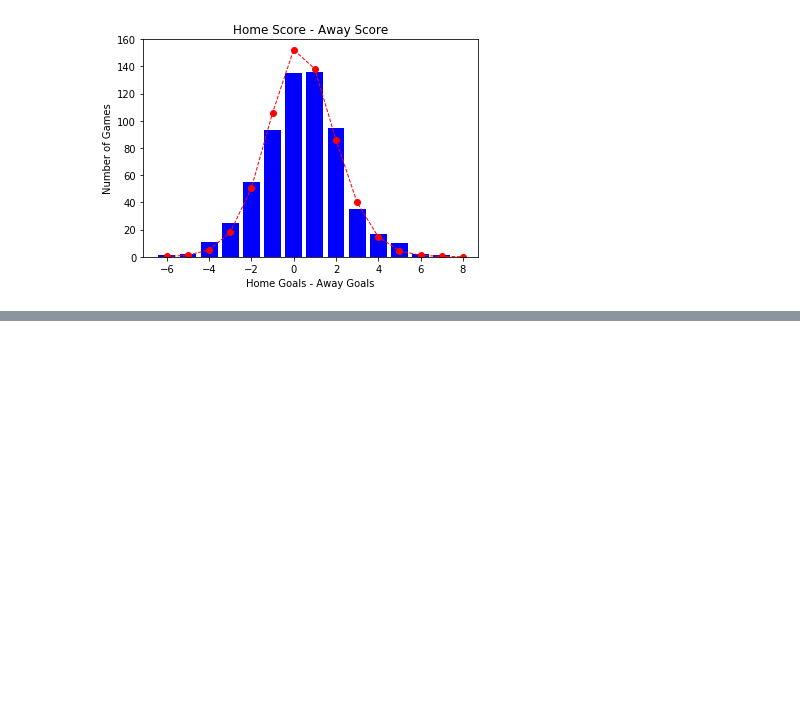
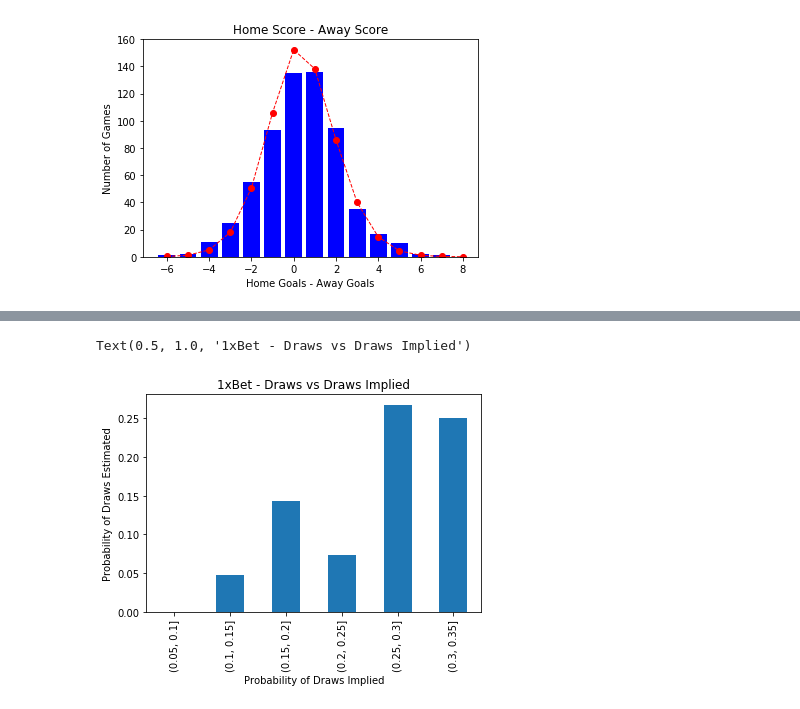
Before and after one commit to BU-IE-582/fall19-omarburk, a Jupyter notebook: IE582_HW1.ipynb, the cells around one changed output, grey strips where cells are left out. Saved outputs shown, nothing was run; the diff lists cells and outputs as text; code cells hidden in the pictures; blank space fills up the shorter version.

```diff
--- a/IE582_HW1.ipynb
+++ b/IE582_HW1.ipynb
@@ -144,0 +163,10 @@ Text(0.5, 1.0, 'Home Score - Away Score')
+# %%
+y["result"] = (y["match_hometeam_score"]-y["match_awayteam_score"]).apply(lambda x: 1 if x > 0 else (0 if x == 0 else -1))
+
+y["pr_1"]=1/y["odd_1"]
+y["pr_x"]=1/y["odd_x"]
+y["pr_2"]=1/y["odd_2"]
+
+y["norm_pr_1"] = y["pr_1"]/(y["pr_1"]+y["pr_x"]+y["pr_2"])
+y["norm_pr_x"] = y["pr_x"]/(y["pr_1"]+y["pr_x"]+y["pr_2"])
+y["norm_pr_2"] = y["pr_2"]/(y["pr_1"]+y["pr_x"]+y["pr_2"])
@@ -144,0 +184,14 @@ Text(0.5, 1.0, 'Home Score - Away Score')
+# %%
+total_matches_pr_x = pd.cut((y["pr_x"]), bins=np.arange(0, 0.4, 0.05), include_lowest=True).value_counts(sort=False)
+# %%
+draw_matches_pr_x = pd.cut((y[y["result"]==0]["pr_x"]), bins=np.arange(0, 0.4, 0.05), include_lowest=True).value_counts(sort=False)
+# %%
+t = (draw_matches_pr_x/total_matches_pr_x).dropna()
+# %%
+ax = t.plot.bar()
+ax.set_xlabel('Probability of Draws Implied')
+ax.set_ylabel('Probability of Draws Estimated')
+ax.set_title('1xBet - Draws vs Draws Implied')
+# %% [output]
+Text(0.5, 1.0, '1xBet - Draws vs Draws Implied')
+[figure, added]
```
Also changed, not shown: parts of 22 cells of this notebook.
